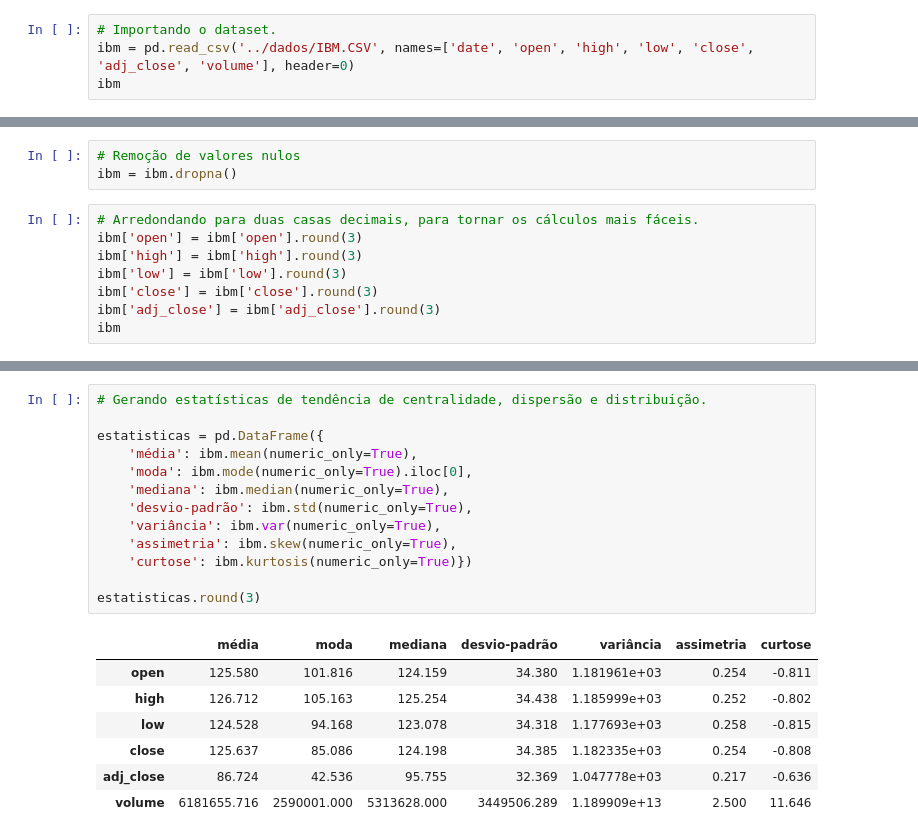
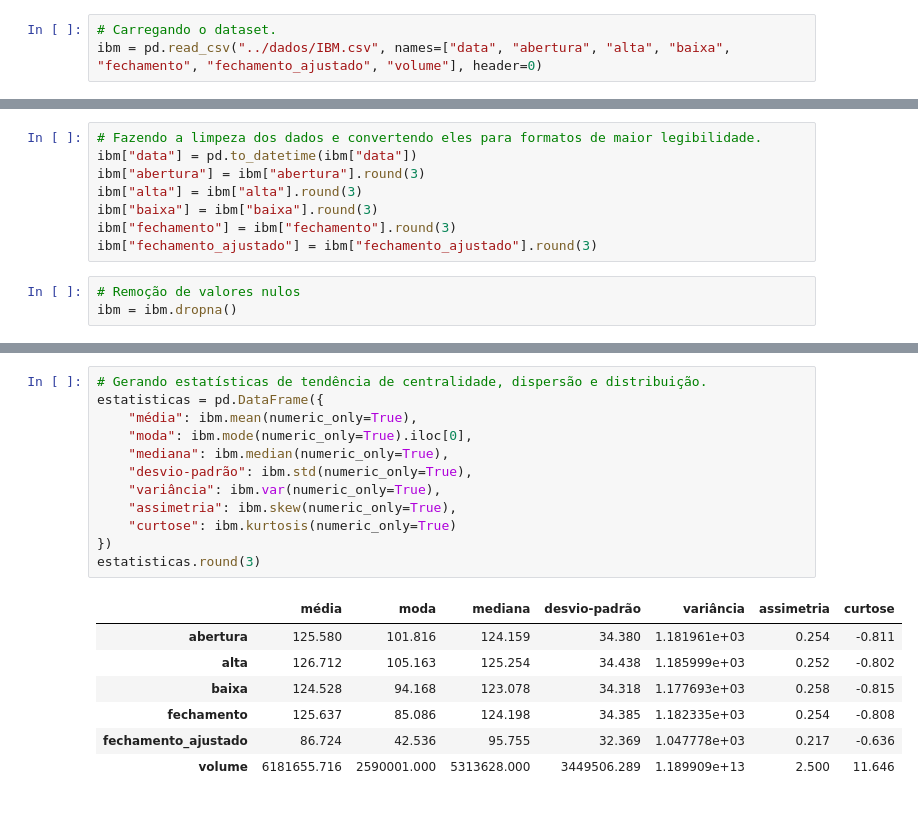
Before and after one commit to PedroJunior56/Projeto-Aplicado-II, a Jupyter notebook: scripts/AED.ipynb, the cells around one changed output, grey strips where cells are left out. Drawn from its saved outputs; the diff is of its cells as text.

```diff
--- a/scripts/AED.ipynb
+++ b/scripts/AED.ipynb
@@ -7,4 +10,3 @@ pd.__version__
 # %%
-# Importando o dataset.
-ibm = pd.read_csv('../dados/IBM.CSV', names=['date', 'open', 'high', 'low', 'close', 'adj_close', 'volume'], header=0)
-ibm
+# Carregando o dataset.
+ibm = pd.read_csv("../dados/IBM.csv", names=["data", "abertura", "alta", "baixa", "fechamento", "fechamento_ajustado", "volume"], header=0)
@@ -25,11 +31,11 @@ ibm
+# %%
+# Fazendo a limpeza dos dados e convertendo eles para formatos de maior legibilidade.
+ibm["data"] = pd.to_datetime(ibm["data"])
+ibm["abertura"] = ibm["abertura"].round(3)
+ibm["alta"] = ibm["alta"].round(3)
+ibm["baixa"] = ibm["baixa"].round(3)
+ibm["fechamento"] = ibm["fechamento"].round(3)
+ibm["fechamento_ajustado"] = ibm["fechamento_ajustado"].round(3)
 # %%
 # Remoção de valores nulos
 ibm = ibm.dropna()
-# %%
-# Arredondando para duas casas decimais, para tornar os cálculos mais fáceis.
-ibm['open'] = ibm['open'].round(3)
-ibm['high'] = ibm['high'].round(3)
-ibm['low'] = ibm['low'].round(3)
-ibm['close'] = ibm['close'].round(3)
-ibm['adj_close'] = ibm['adj_close'].round(3)
-ibm
@@ -50,21 +42,20 @@ ibm
 # %%
 # Gerando estatísticas de tendência de centralidade, dispersão e distribuição.
-
 estatisticas = pd.DataFrame({
-    'média': ibm.mean(numeric_only=True),
-    'moda': ibm.mode(numeric_only=True).iloc[0],
-    'mediana': ibm.median(numeric_only=True),
-    'desvio-padrão': ibm.std(numeric_only=True),
-    'variância': ibm.var(numeric_only=True),
-    'assimetria': ibm.skew(numeric_only=True),
-    'curtose': ibm.kurtosis(numeric_only=True)})
-
+    "média": ibm.mean(numeric_only=True),
+    "moda": ibm.mode(numeric_only=True).iloc[0],
+    "mediana": ibm.median(numeric_only=True),
+    "desvio-padrão": ibm.std(numeric_only=True),
+    "variância": ibm.var(numeric_only=True),
+    "assimetria": ibm.skew(numeric_only=True),
+    "curtose": ibm.kurtosis(numeric_only=True)
+})
 estatisticas.round(3)
 # %% [output]
 |  | média | moda | mediana | desvio-padrão | variância | assimetria | curtose |
-| open | 125.580 | 101.816 | 124.159 | 34.380 | 1.181961e+03 | 0.254 | -0.811 |
-| high | 126.712 | 105.163 | 125.254 | 34.438 | 1.185999e+03 | 0.252 | -0.802 |
-| low | 124.528 | 94.168 | 123.078 | 34.318 | 1.177693e+03 | 0.258 | -0.815 |
-| close | 125.637 | 85.086 | 124.198 | 34.385 | 1.182335e+03 | 0.254 | -0.808 |
-| adj_close | 86.724 | 42.536 | 95.755 | 32.369 | 1.047778e+03 | 0.217 | -0.636 |
+| abertura | 125.580 | 101.816 | 124.159 | 34.380 | 1.181961e+03 | 0.254 | -0.811 |
+| alta | 126.712 | 105.163 | 125.254 | 34.438 | 1.185999e+03 | 0.252 | -0.802 |
+| baixa | 124.528 | 94.168 | 123.078 | 34.318 | 1.177693e+03 | 0.258 | -0.815 |
+| fechamento | 125.637 | 85.086 | 124.198 | 34.385 | 1.182335e+03 | 0.254 | -0.808 |
+| fechamento_ajustado | 86.724 | 42.536 | 95.755 | 32.369 | 1.047778e+03 | 0.217 | -0.636 |
 | volume | 6181655.716 | 2590001.000 | 5313628.000 | 3449506.289 | 1.189909e+13 | 2.500 | 11.646 |
```
Also changed, not shown: parts of 23 cells of this notebook, 5 other files.
